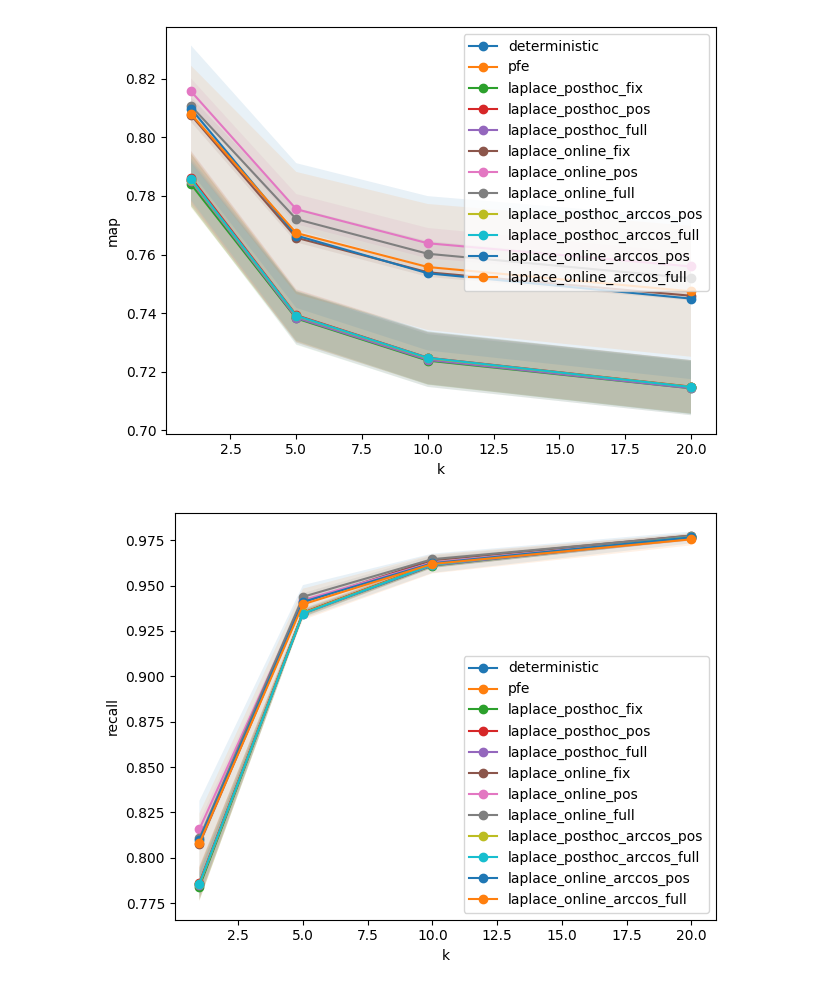
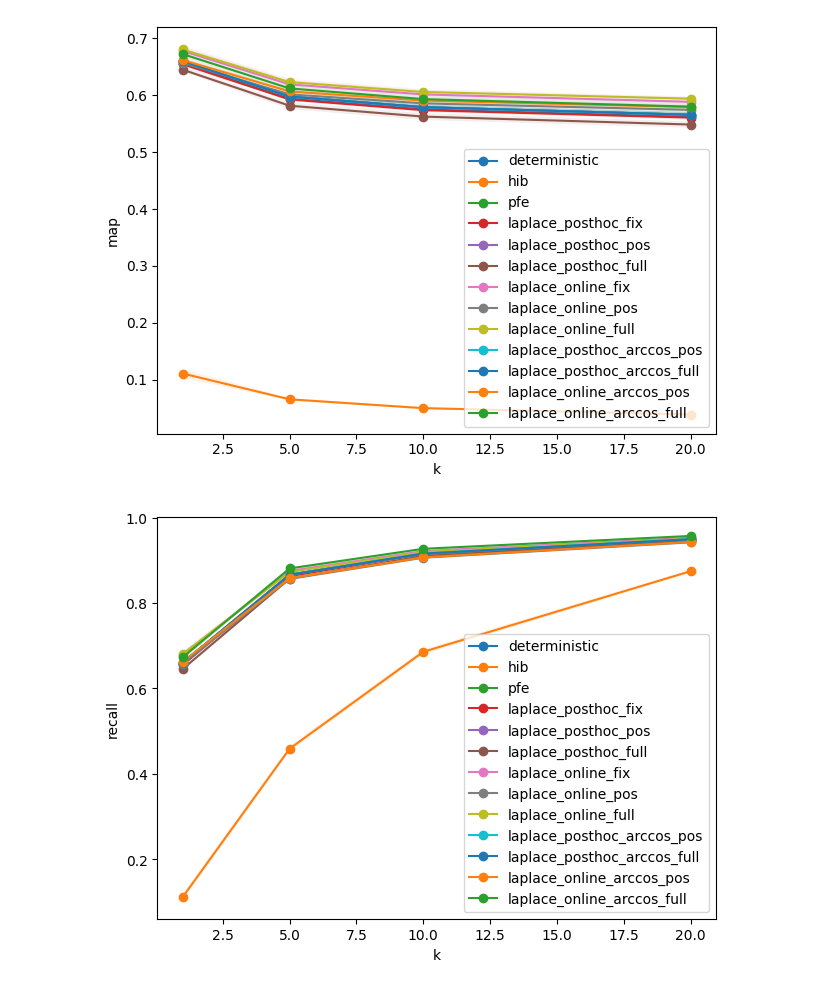
Before and after one commit to FrederikWarburg/bayesian-metric-learning, a Jupyter notebook: notebooks/accumulate_results.ipynb, the cells around one changed output. Drawn from its saved outputs; the diff is of its cells as text; code cells hidden in the pictures.

```diff
--- a/notebooks/accumulate_results.ipynb
+++ b/notebooks/accumulate_results.ipynb
@@ -4,17 +4,17 @@ import matplotlib.pyplot as plt
 import json
 import numpy as np
 # %%
-dataset = "cub200"
+dataset = "cifar10"
 basepath = f"../lightning_logs/{dataset}"
 
-models = ["deterministic", "pfe", "laplace_posthoc_fix", "laplace_posthoc_pos", "laplace_posthoc_full",
+models = ["deterministic", "mc_dropout", "hib", "pfe", "laplace_posthoc_fix", "laplace_posthoc_pos", "laplace_posthoc_full",
                 "laplace_online_fix", "laplace_online_pos", "laplace_online_full",
-                "laplace_posthoc_arccos_pos", "laplace_posthoc_arccos_full",
-                "laplace_online_arccos_pos", "laplace_online_arccos_full"]
+                "laplace_posthoc_arccos_fix", "laplace_posthoc_arccos_pos", "laplace_posthoc_arccos_full",
+                "laplace_online_arccos_fix", "laplace_online_arccos_pos", "laplace_online_arccos_full"]
 
 #models = ["mc_dropout"]
 #models = ["laplace_online_full"]
-models = ["pfe"]
+#models = ["pfe"]
 
 all_data = {}
 for model in models:
@@ -123,0 +153,23 @@ laplace online arccos full & $0.81\pm0.02$ & $0.94\pm0.01$ & $0.96\pm0.01$ & $0.
+# %%
+first_row = ["", "R@1", "R@5", "R@10", "R@20", "M@5", "M@10", "M@20", "AUROC", "AUPRC", "AUSC", "ECE"]
+print("    &   ".join(first_row))
+
+for model in all_data.keys():
+    if "map" in all_data[model]:
+
+        map = np.array(all_data[model]["map"])
+        recall = np.array(all_data[model]["recall"])
+
+        row = [model]
+        row += [f"{np.round(m,2)}"  for m, s in zip(recall.mean(axis=0), recall.std(axis=0))]
+        row += [f"{np.round(m,2)}" for m, s in zip(map.mean(axis=0), map.std(axis=0))]
+
+
+        for m in ["auroc", "auprc", "ausc", "ece"]:
+            if m in all_data[model]:
+                val = np.array(all_data[model][m])
+                row += [f"{np.round(val.mean(),2)}"]
+            else:
+                row += ["-"]
+
+        print(" & ".join(row))
@@ -124,26 +190,27 @@ laplace online arccos full & $0.81\pm0.02$ & $0.94\pm0.01$ & $0.96\pm0.01$ & $0.
 # %%
 for model in all_data.keys():
     if "map" in all_data[model]:
 
         map = np.array(all_data[model]["map"])
         recall = np.array(all_data[model]["recall"])
 
         y = np.array([recall.mean(axis=0)[0], *map.mean(axis=0)])
         ci = np.array([recall.std(axis=0)[0], *map.std(axis=0)])
 
         x = [1, 5, 10, 20]
         plt.plot(x, y, "-o", label=model)
         # Plot the confidence interval
         plt.fill_between(x, (y-ci), (y+ci), alpha=0.1)
 
 plt.xlabel("k")
 plt.ylabel("map")
 plt.legend()
 plt.tight_layout()
+os.makedirs(f"../results/{dataset}", exist_ok=True)
 plt.savefig(f"../results/{dataset}/map.png")
 plt.show()
 # %% [output]
-[figure, old version]
+[figure, new version]
 # %%
 for model in all_data.keys():
     if "recall" in all_data[model]:
@@ -165,7 +232,7 @@ plt.tight_layout()
 plt.savefig(f"../results/{dataset}/recall.png")
 plt.show()
 # %% [output]
-[figure, old version]
+[figure, new version]
 # %%
 for metric in ["auroc", "auprc", "ausc", "ece"]:
     fig, ax = plt.subplots()
```
Also changed, not shown: parts of 5 cells of this notebook, 14 other files.
